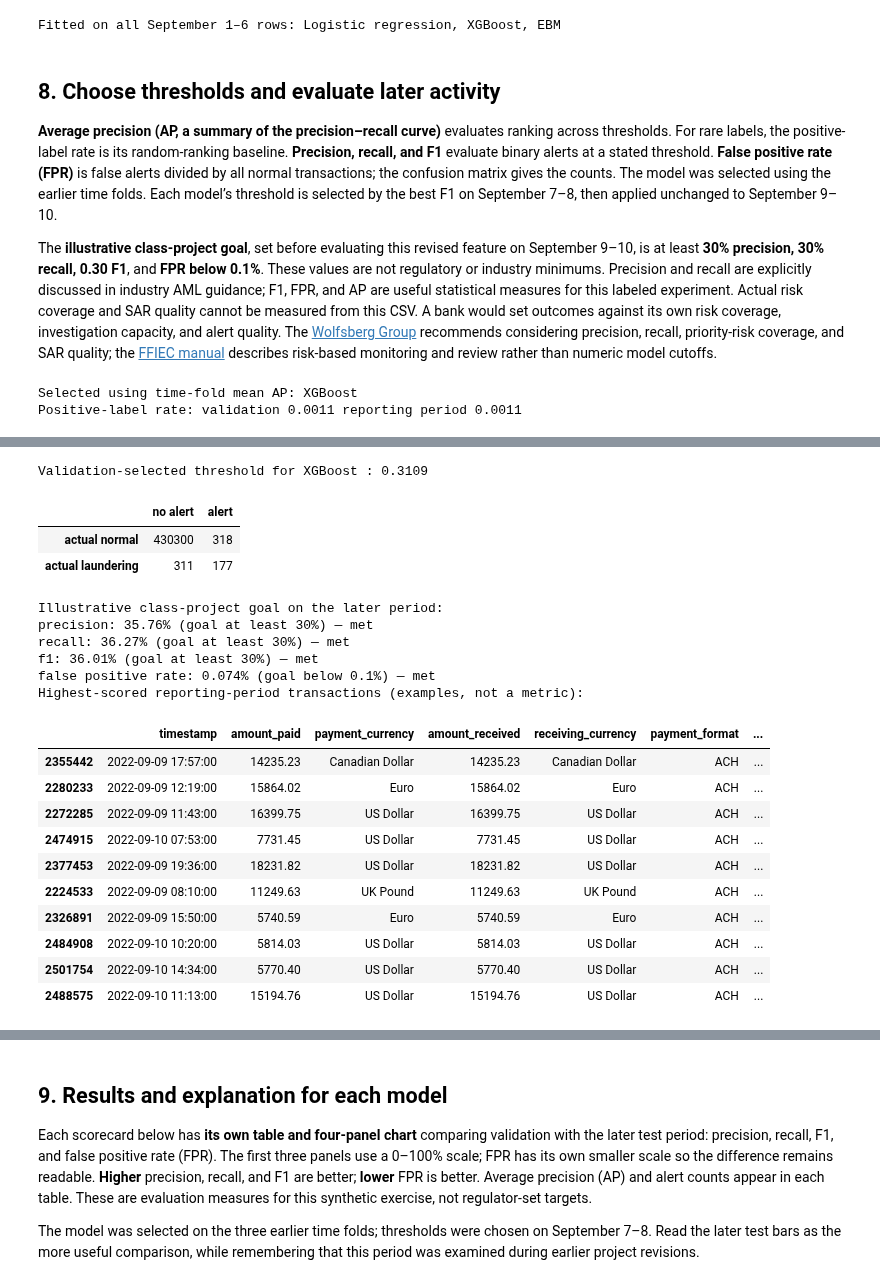
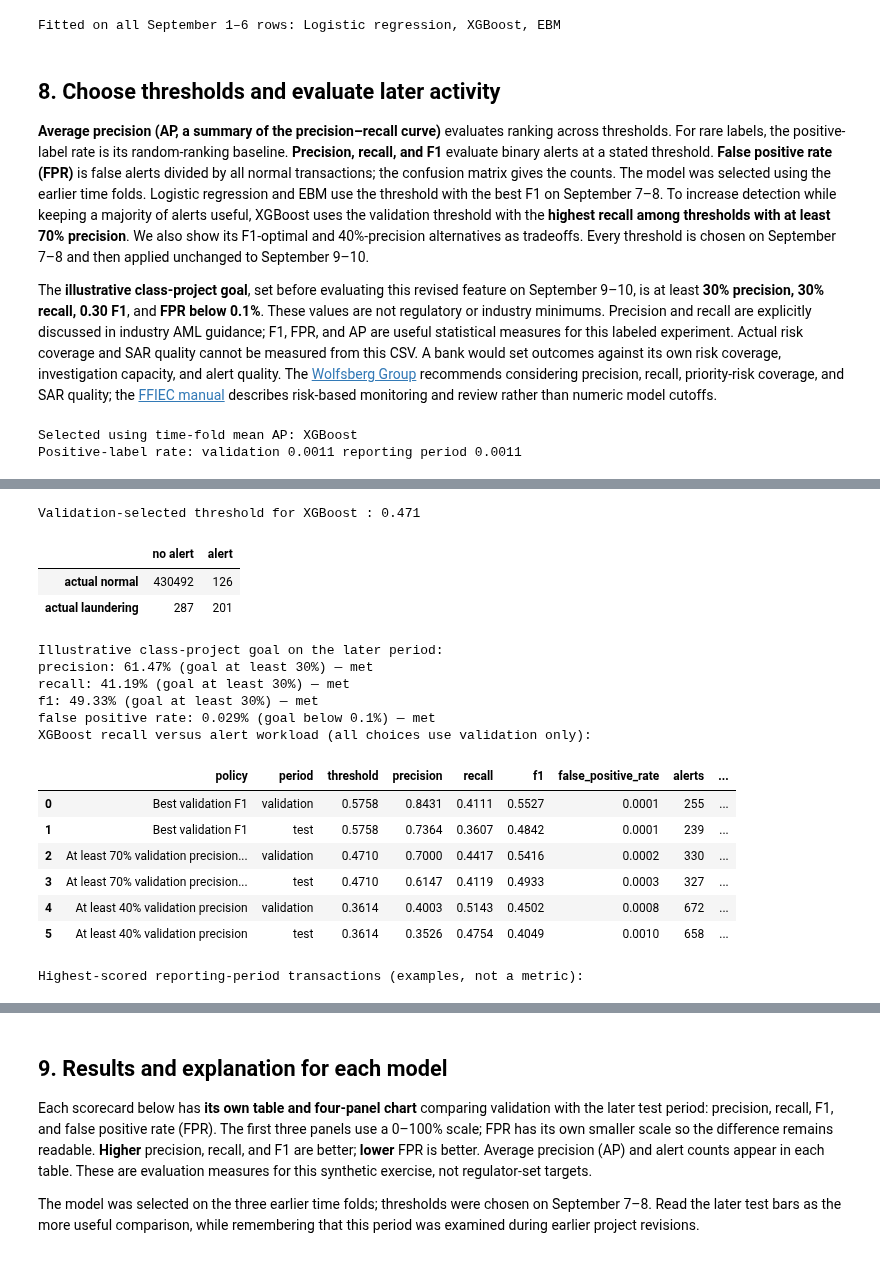
Before and after one commit to codewithdaniel1/Explainable-AML-Transaction-Monitoring, a Jupyter notebook: aml_modeling.ipynb, the cells around one changed output, grey strips where cells are left out. Saved outputs shown, nothing was run; the diff lists cells and outputs as text; code cells hidden in the pictures.

Commit message:
Improve AML recall and document threshold tradeoffs

```diff
--- a/aml_modeling.ipynb
+++ b/aml_modeling.ipynb
@@ -220,7 +294,7 @@ models = {
         StandardScaler(), LogisticRegression(max_iter=500)
     ),
     "XGBoost": XGBClassifier(
-        n_estimators=120, max_depth=3, learning_rate=0.08,
+        n_estimators=180, max_depth=5, learning_rate=0.06,
         scale_pos_weight=positive_weight, tree_method="hist", n_jobs=4,
         eval_metric="logloss", random_state=SEED,
     ),
@@ -269,13 +385,14 @@ Fitted on all September 1–6 rows: Logistic regression, XGBoost, EBM
 # %% [markdown]
 ## 8. Choose thresholds and evaluate later activity
 
-**Average precision (AP, a summary of the precision–recall curve)** evaluates ranking across thresholds. For rare labels, the positive-label rate is its random-ranking baseline. **Precision, recall, and F1** evaluate binary alerts at a stated threshold. **False positive rate (FPR)** is false alerts divided by all normal transactions; the confusion matrix gives the counts. The model was selected using the earlier time folds. Each model’s threshold is selected by the best F1 on September 7–8, then applied unchanged to September 9–10.
+**Average precision (AP, a summary of the precision–recall curve)** evaluates ranking across thresholds. For rare labels, the positive-label rate is its random-ranking baseline. **Precision, recall, and F1** evaluate binary alerts at a stated threshold. **False positive rate (FPR)** is false alerts divided by all normal transactions; the confusion matrix gives the counts. The model was selected using the earlier time folds. Logistic regression and EBM use the threshold with the best F1 on September 7–8. To increase detection while keeping a majority of alerts useful, XGBoost uses the validation threshold with the **highest recall among thresholds with at least 70% precision**. We also show its F1-optimal and 40%-precision alternatives as tradeoffs. Every threshold is chosen on September 7–8 and then applied unchanged to September 9–10.
 
 The **illustrative class-project goal**, set before evaluating this revised feature on September 9–10, is at least **30% precision, 30% recall, 0.30 F1**, and **FPR below 0.1%**. These values are not regulatory or industry minimums. Precision and recall are explicitly discussed in industry AML guidance; F1, FPR, and AP are useful statistical measures for this labeled experiment. Actual risk coverage and SAR quality cannot be measured from this CSV. A bank would set outcomes against its own risk coverage, investigation capacity, and alert quality. The [Wolfsberg Group](https://wolfsberg-group.org/resources/195/202) recommends considering precision, recall, priority-risk coverage, and SAR quality; the [FFIEC manual](https://bsaaml.ffiec.gov/manual/AssessingComplianceWithBSARegulatoryRequirements/04) describes risk-based monitoring and review rather than numeric model cutoffs.
 # %%
 rows = []
 scores = {}
 thresholds = {}
+f1_thresholds = {}
 for name, model in models.items():
     validation_score = model.predict_proba(X_validation)[:, 1]
     precision_curve, recall_curve, cutoff_values = precision_recall_curve(
@@ -285,7 +402,12 @@ for name, model in models.items():
         2 * precision_curve[:-1] * recall_curve[:-1]
         / (precision_curve[:-1] + recall_curve[:-1] + 1e-12)
     )
-    thresholds[name] = cutoff_values[np.argmax(f1_curve)]
+    f1_thresholds[name] = cutoff_values[np.argmax(f1_curve)]
+    if name == "XGBoost":
+        high_precision = np.where(precision_curve[:-1] >= 0.70)[0]
+        thresholds[name] = cutoff_values[high_precision[np.argmax(recall_curve[high_precision])]]
+    else:
+        thresholds[name] = f1_thresholds[name]
 
     for period, X, y in [
         ("validation", X_validation, y_validation),
@@ -328,6 +450,36 @@ for metric, target in [("precision", 0.30), ("recall", 0.30), ("f1", 0.30)]:
 print(f"false positive rate: {later['false_positive_rate']:.3%} (goal below 0.1%) —",
       "met" if later["false_positive_rate"] < 0.001 else "not met")
 
+# The same XGBoost ranking can produce more recall by reviewing more alerts.
+xgb_p, xgb_r, xgb_cutoffs = precision_recall_curve(
+    y_validation, scores[("XGBoost", "validation")]
+)
+forty_percent = np.where(xgb_p[:-1] >= 0.40)[0]
+forty_threshold = xgb_cutoffs[forty_percent[np.argmax(xgb_r[forty_percent])]]
+threshold_options = [
+    ("Best validation F1", f1_thresholds["XGBoost"]),
+    ("At least 70% validation precision (chosen)", thresholds["XGBoost"]),
+    ("At least 40% validation precision", forty_threshold),
+]
+tradeoff_rows = []
+for policy, threshold in threshold_options:
+    for period, y, score in [
+        ("validation", y_validation, scores[("XGBoost", "validation")]),
+        ("test", y_test, scores[("XGBoost", "test")]),
+    ]:
+        alerts = score >= threshold
+        tn, fp, fn, tp = confusion_matrix(y, alerts).ravel()
+        tradeoff_rows.append({
+            "policy": policy, "period": period, "threshold": threshold,
+            "precision": tp / (tp + fp), "recall": tp / (tp + fn),
+            "f1": 2 * tp / (2 * tp + fp + fn),
+            "false_positive_rate": fp / (fp + tn),
+            "alerts": int(tp + fp), "true_positives": int(tp),
+            "false_positives": int(fp),
+        })
+print("XGBoost recall versus alert workload (all choices use validation only):")
+display(pd.DataFrame(tradeoff_rows).round(4))
+
 top = np.argsort(-scores[(selected_model, "test")])[:10]
 top_transactions = test.iloc[top][[
     "timestamp", "amount_paid", "payment_currency", "amount_received",
@@ -349,21 +501,18 @@ Positive-label rate: validation 0.0011 reporting period 0.0011
-Validation-selected threshold for XGBoost : 0.3109
+Validation-selected threshold for XGBoost : 0.471
 |  | no alert | alert |
-| actual normal | 430300 | 318 |
-| actual laundering | 311 | 177 |
+| actual normal | 430492 | 126 |
+| actual laundering | 287 | 201 |
 Illustrative class-project goal on the later period:
-precision: 35.76% (goal at least 30%) — met
-recall: 36.27% (goal at least 30%) — met
-f1: 36.01% (goal at least 30%) — met
-false positive rate: 0.074% (goal below 0.1%) — met
-Highest-scored reporting-period transactions (examples, not a metric):
+precision: 61.47% (goal at least 30%) — met
+recall: 41.19% (goal at least 30%) — met
+f1: 49.33% (goal at least 30%) — met
+false positive rate: 0.029% (goal below 0.1%) — met
+XGBoost recall versus alert workload (all choices use validation only):
-|  | timestamp | amount_paid | payment_currency | amount_received | receiving_currency | payment_format | ... |
-| 2355442 | 2022-09-09 17:57:00 | 14235.23 | Canadian Dollar | 14235.23 | Canadian Dollar | ACH | ... |
-| 2280233 | 2022-09-09 12:19:00 | 15864.02 | Euro | 15864.02 | Euro | ACH | ... |
-| 2272285 | 2022-09-09 11:43:00 | 16399.75 | US Dollar | 16399.75 | US Dollar | ACH | ... |
-| 2474915 | 2022-09-10 07:53:00 | 7731.45 | US Dollar | 7731.45 | US Dollar | ACH | ... |
-| 2377453 | 2022-09-09 19:36:00 | 18231.82 | US Dollar | 18231.82 | US Dollar | ACH | ... |
-| 2224533 | 2022-09-09 08:10:00 | 11249.63 | UK Pound | 11249.63 | UK Pound | ACH | ... |
-| 2326891 | 2022-09-09 15:50:00 | 5740.59 | Euro | 5740.59 | Euro | ACH | ... |
-| 2484908 | 2022-09-10 10:20:00 | 5814.03 | US Dollar | 5814.03 | US Dollar | ACH | ... |
-| 2501754 | 2022-09-10 14:34:00 | 5770.40 | US Dollar | 5770.40 | US Dollar | ACH | ... |
-| 2488575 | 2022-09-10 11:13:00 | 15194.76 | US Dollar | 15194.76 | US Dollar | ACH | ... |
+|  | policy | period | threshold | precision | recall | f1 | false_positive_rate | alerts | ... |
+| 0 | Best validation F1 | validation | 0.5758 | 0.8431 | 0.4111 | 0.5527 | 0.0001 | 255 | ... |
+| 1 | Best validation F1 | test | 0.5758 | 0.7364 | 0.3607 | 0.4842 | 0.0001 | 239 | ... |
+| 2 | At least 70% validation precision... | validation | 0.4710 | 0.7000 | 0.4417 | 0.5416 | 0.0002 | 330 | ... |
+| 3 | At least 70% validation precision... | test | 0.4710 | 0.6147 | 0.4119 | 0.4933 | 0.0003 | 327 | ... |
+| 4 | At least 40% validation precision | validation | 0.3614 | 0.4003 | 0.5143 | 0.4502 | 0.0008 | 672 | ... |
+| 5 | At least 40% validation precision | test | 0.3614 | 0.3526 | 0.4754 | 0.4049 | 0.0010 | 658 | ... |
+Highest-scored reporting-period transactions (examples, not a metric):
```
Also changed, not shown: parts of 21 cells of this notebook, 2 other files.
